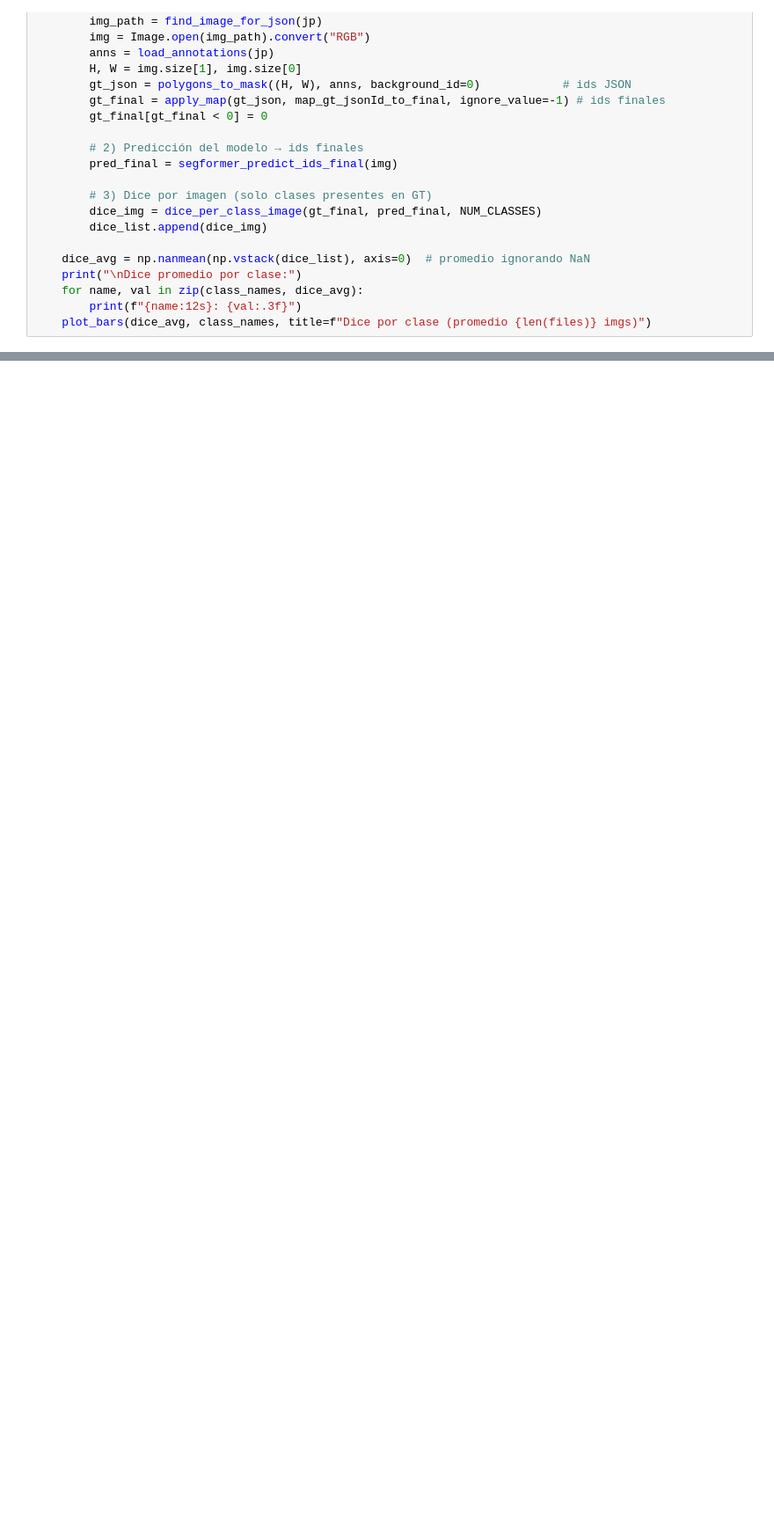
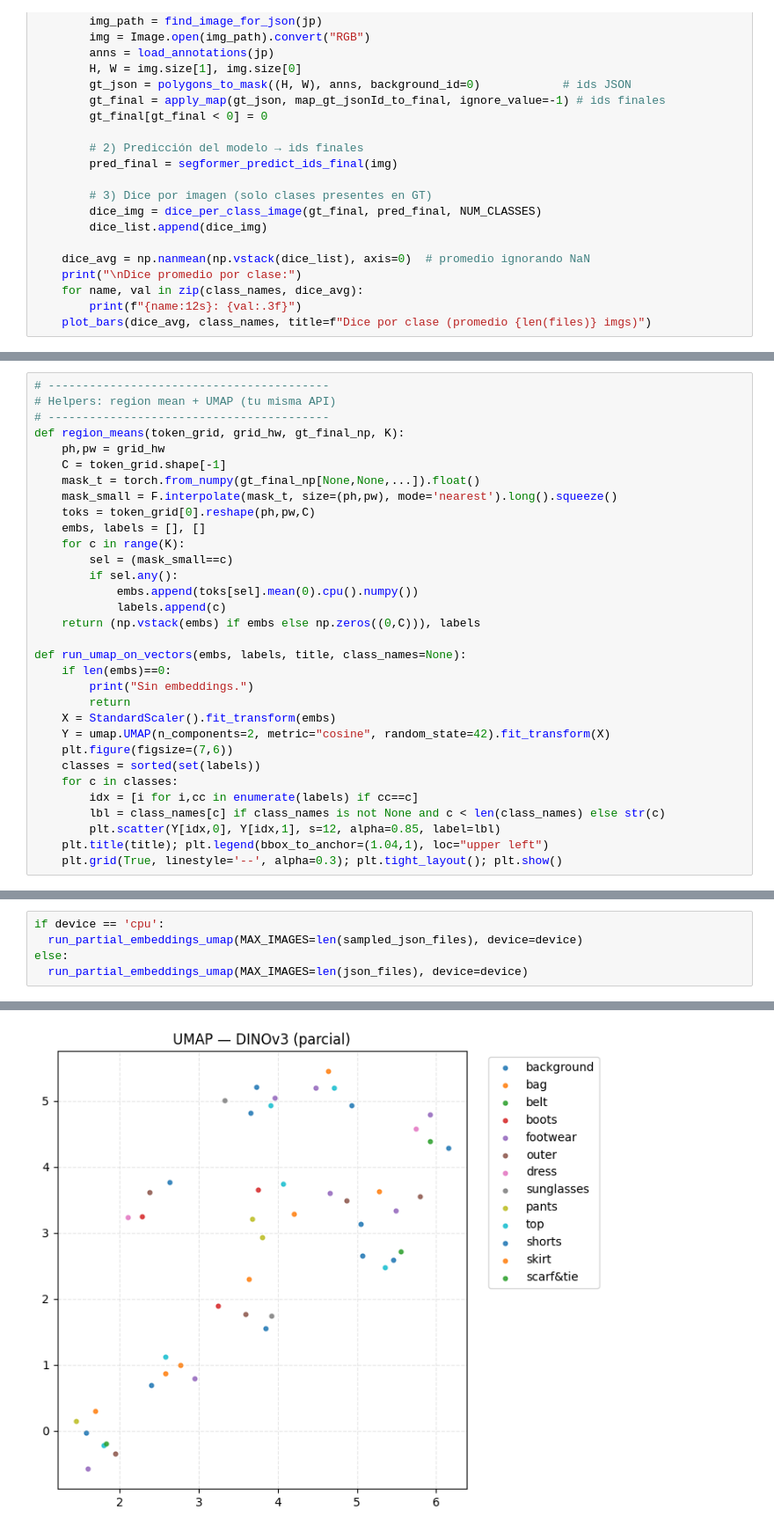
Before and after one commit to mbustamc/cc66t_laboratorios, a Jupyter notebook: tarea_03/tarea03_v03.ipynb, the cells around one changed output, grey strips where cells are left out. Shown at 88% size. Drawn from its saved outputs; the diff is of its cells as text; blank space fills up the shorter version.

```diff
--- a/tarea_03/tarea03_v03.ipynb
+++ b/tarea_03/tarea03_v03.ipynb
@@ -426,0 +356,32 @@ else:
+# %%
+# -----------------------------------------
+# Helpers: region mean + UMAP (tu misma API)
+# -----------------------------------------
+def region_means(token_grid, grid_hw, gt_final_np, K):
+    ph,pw = grid_hw
+    C = token_grid.shape[-1]
+    mask_t = torch.from_numpy(gt_final_np[None,None,...]).float()
+    mask_small = F.interpolate(mask_t, size=(ph,pw), mode='nearest').long().squeeze()
+    toks = token_grid[0].reshape(ph,pw,C)
+    embs, labels = [], []
+    for c in range(K):
+        sel = (mask_small==c)
+        if sel.any():
+            embs.append(toks[sel].mean(0).cpu().numpy())
+            labels.append(c)
+    return (np.vstack(embs) if embs else np.zeros((0,C))), labels
+
+def run_umap_on_vectors(embs, labels, title, class_names=None):
+    if len(embs)==0:
+        print("Sin embeddings.")
+        return
+    X = StandardScaler().fit_transform(embs)
+    Y = umap.UMAP(n_components=2, metric="cosine", random_state=42).fit_transform(X)
+    plt.figure(figsize=(7,6))
+    classes = sorted(set(labels))
+    for c in classes:
+        idx = [i for i,cc in enumerate(labels) if cc==c]
+        lbl = class_names[c] if class_names is not None and c < len(class_names) else str(c)
+        plt.scatter(Y[idx,0], Y[idx,1], s=12, alpha=0.85, label=lbl)
+    plt.title(title); plt.legend(bbox_to_anchor=(1.04,1), loc="upper left")
+    plt.grid(True, linestyle='--', alpha=0.3); plt.tight_layout(); plt.show()
@@ -426,0 +435,6 @@ else:
+# %%
+if device == 'cpu':
+  run_partial_embeddings_umap(MAX_IMAGES=len(sampled_json_files), device=device)
+else:
+  run_partial_embeddings_umap(MAX_IMAGES=len(json_files), device=device)
+# %% [output]
@@ -426,0 +443 @@ else:
+[figure, added]
```
Also changed, not shown: parts of 12 cells of this notebook.
